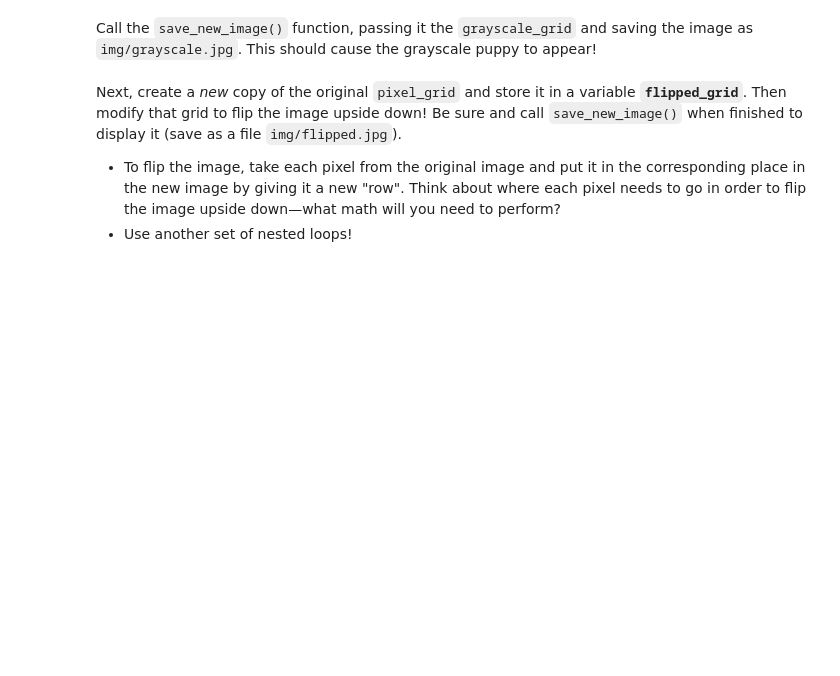
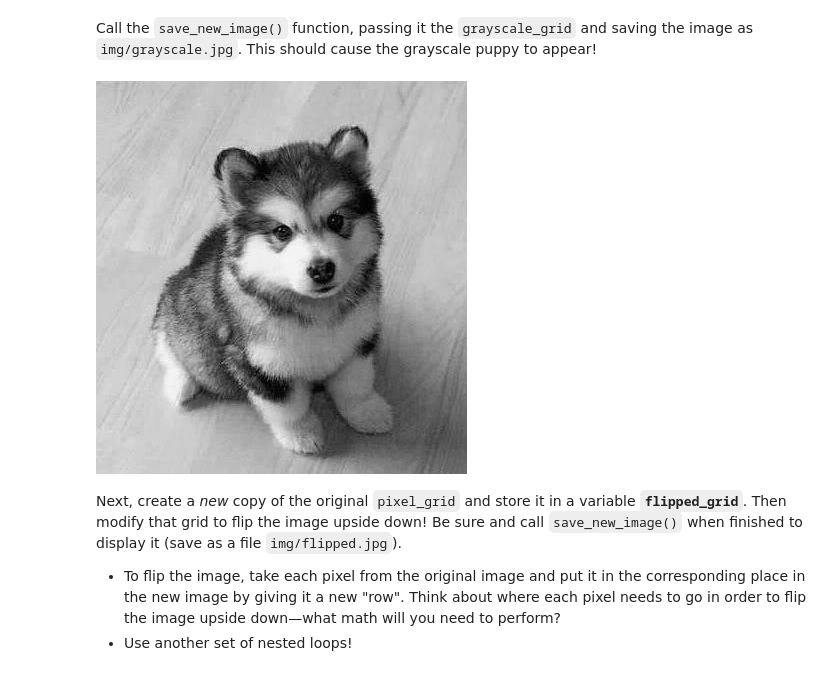
Before and after one commit to yeshuqi/ch8-lists, a Jupyter notebook: exercise-3/exercise.ipynb, the cells around one changed output. Drawn from its saved outputs; the diff is of its cells as text; code cells hidden in the pictures; blank space fills up the shorter version.

```diff
--- a/exercise-3/exercise.ipynb
+++ b/exercise-3/exercise.ipynb
@@ -27,3 +35,6 @@ With Pillow, pixels are represented as a triple (a **tuple** of length 3), with
 
 Get a sequence of these pixel colors by calling the [getdata()](http://pillow.readthedocs.io/en/4.1.x/reference/Image.html#PIL.Image.Image.getdata) function on your opened image, and save it in a variable **`pixel_list`**. You will need to [convert](https://docs.python.org/3/library/functions.html#func-list) the sequence into a _list_ in order to work with it. Print out the first element in this list of pixels to see an example of what color it is! (In the upper left corner it will be sort of brownish, meaning a high "red" channel but medium "blue" and "green" channels).
 - Note that there are other, more efficient ways of manipulating images with the Pillow library, but this process will let you practice with lists!
+# %%
+pixel_list = list(my_image.getdata())
+print(pixel_list[0])
@@ -33,10 +46,23 @@ The list of pixel data Pillow provides is a _one-dimensional list_ (e.g., all of
 To make it easier to manipulate the images, you should create a new variable **`pixel_grid`** that is a _two-dimensional list_ (or _nested list_) of the pixels. The `pixel_grid` variable should be a list of "rows", where each "row" is a list of "pixels" (tuples).
 - Use a loop to append each "row" of pixels to the `pixel_grid` list.
 - **Hint**: there are `height` rows in the image. If each row was `200` pixels across, then the 0th row would be pixels 0 to 200 (not inclusive), the next would be 200 to 400 (not inclusive)... with the ith row being pixels `i*width` to `(i+1)*width`.
+# %%
+pixel_grid = []
+for i in range(height):
+    pixel_grid.append(pixel_list[i*width : (i+1)*width])  # watch the brackets!
 # %% [markdown]
 Since you'll be doing multiple manipulations, you'll want to make a _copy_ of this nested list to modify, allowing you to keep the original intact (e.g., for comparisons). The simplest way to copy a two-dimensional list is to use the [deepcopy()](https://docs.python.org/3/library/copy.html#copy.deepcopy) method from the `copy` module. Import that method (once) and then copy the `pixel_grid` into a new variable **`grayscale_grid`**.
+# %%
+from copy import deepcopy
+grayscale_grid = deepcopy(pixel_grid)
 # %% [markdown]
 Finally you can begin modifying the image. Start by creating a _grayscale_ version of the image. To do this, iterate through _each_ pixel in the `grayscale_grid` (you'll need a nested loop!). Change each pixel so the value of each of its red, green, and blue components is the **average** (as an integer) of the red, green, and blue components. That is, a pixel with color `(228, 197, 151)` should become a pixel with color `(192, 192, 192)`.
+# %%
+# grayscale
+for i in range(height):  # row
+    for j in range(width):  # col
+        average = sum(pixel_grid[i][j])//3
+        grayscale_grid[i][j] = (average, average, average)
 # %% [markdown]
 Now to display the image! To do this using the `DisplayImage()` function from above, you'll need to first save the modified pixels to a new file. Since you'll do this repeatedly, a function that abstracts that work is provided below:
 # %%
@@ -48,6 +74,10 @@ def save_new_image(out_grid, filename):
     return DisplayImage(filename)    # return a version to display in Jupyter
 # %% [markdown]
 Call the `save_new_image()` function, passing it the `grayscale_grid` and saving the image as `img/grayscale.jpg`. This should cause the grayscale puppy to appear!
+# %%
+save_new_image(grayscale_grid,'img/grayscale.jpg')
+# %% [output]
+[figure, added]
 # %% [markdown]
 Next, create a _new_ copy of the original `pixel_grid` and store it in a variable **`flipped_grid`**. Then modify that grid to flip the image upside down! Be sure and call `save_new_image()` when finished to display it (save as a file `img/flipped.jpg`).
 - To flip the image, take each pixel from the original image and put it in the corresponding place in the new image by giving it a new "row". Think about where each pixel needs to go in order to flip the image upside down&mdash;what math will you need to perform?
```
Also changed, not shown: parts of 7 cells of this notebook, 5 other files.
